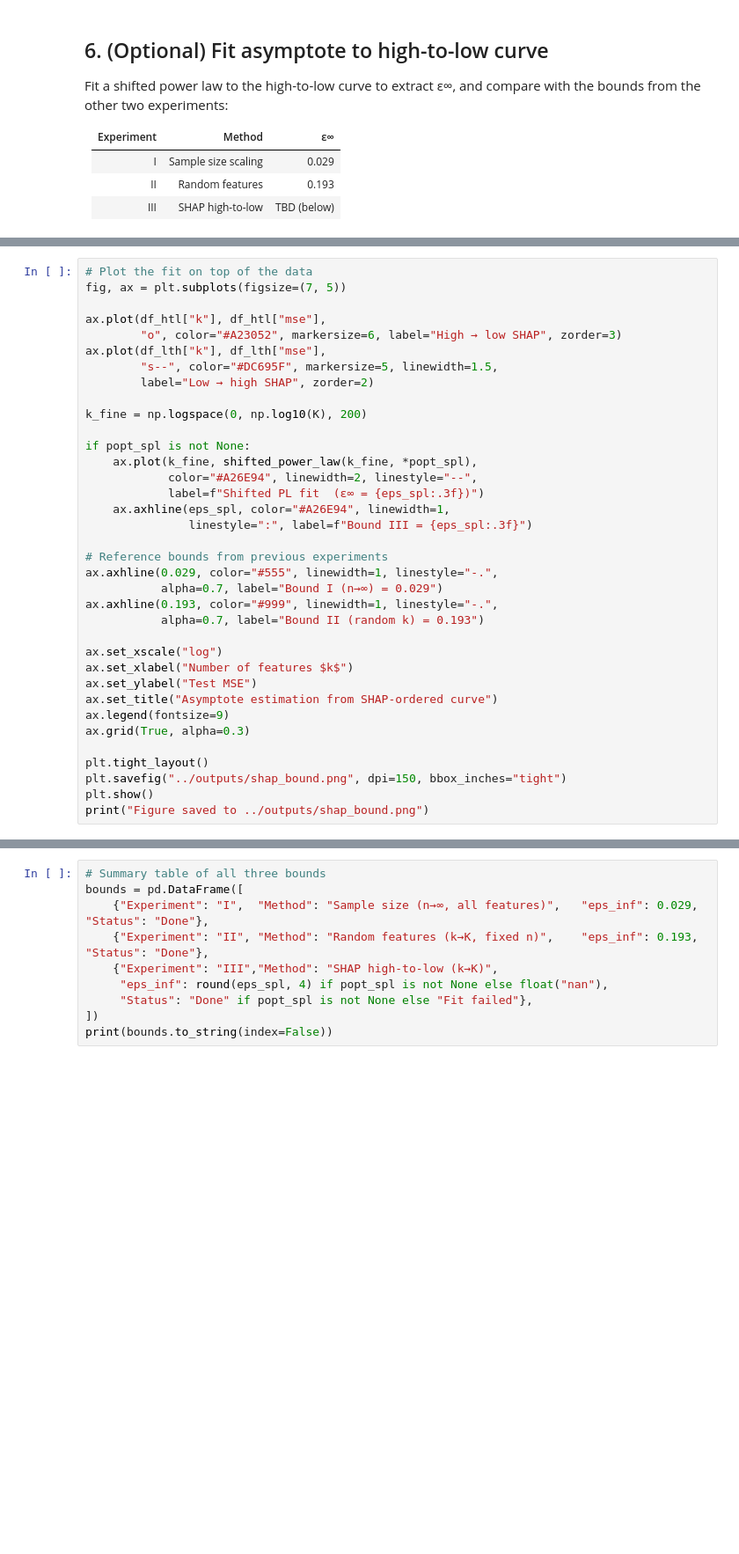
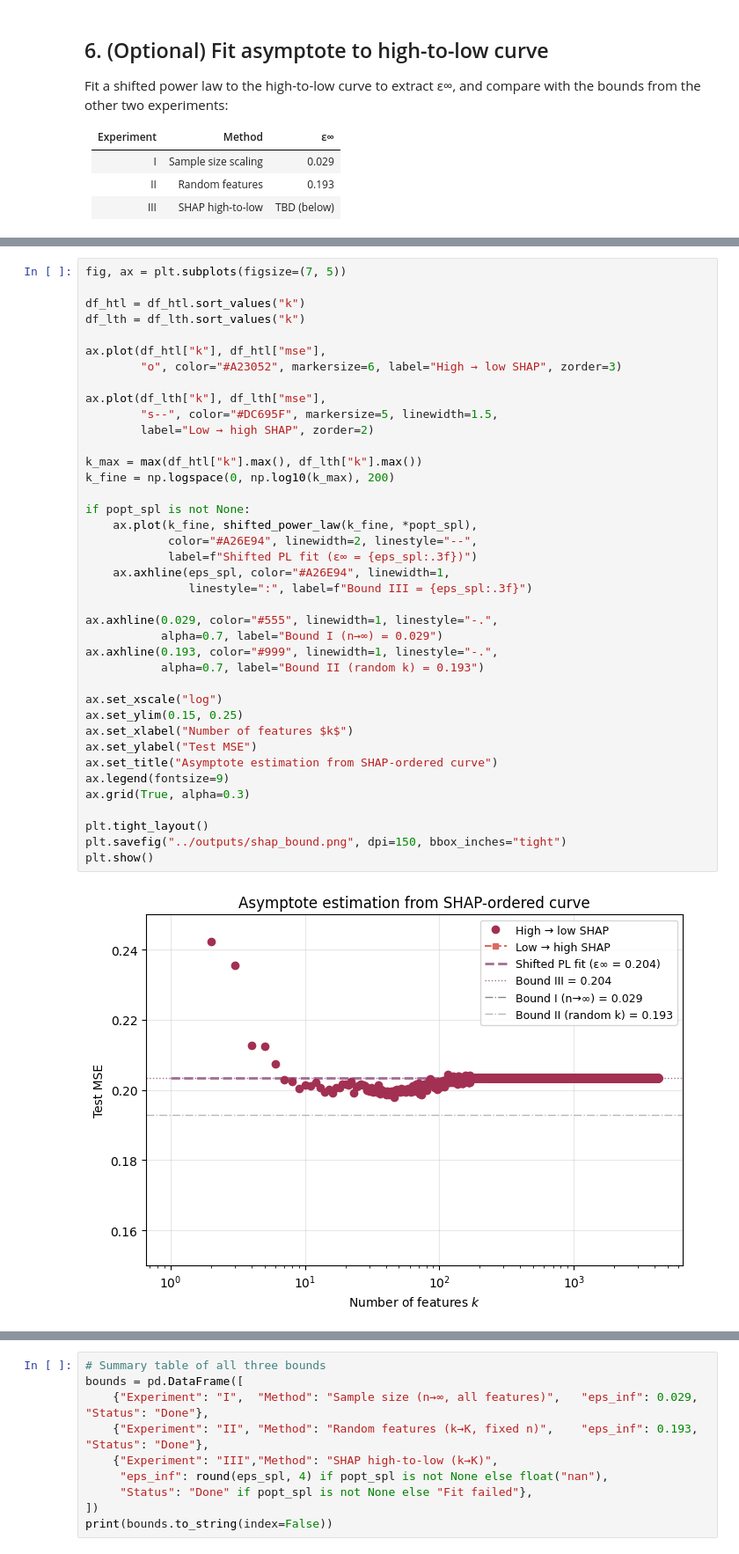
Before and after one commit to OxfordDemSci/aleatoric-luck, a Jupyter notebook: notebooks/xgboost_shap.ipynb, the cells around one changed output, grey strips where cells are left out. Shown at 88% size. Drawn from its saved outputs; the diff is of its cells as text; blank space fills up the shorter version.

```diff
--- a/notebooks/xgboost_shap.ipynb
+++ b/notebooks/xgboost_shap.ipynb
@@ -307,36 +333,41 @@ except RuntimeError as e:
 # %%
-# Plot the fit on top of the data
 fig, ax = plt.subplots(figsize=(7, 5))
+
+df_htl = df_htl.sort_values("k")
+df_lth = df_lth.sort_values("k")
 
 ax.plot(df_htl["k"], df_htl["mse"],
         "o", color="#A23052", markersize=6, label="High → low SHAP", zorder=3)
+
 ax.plot(df_lth["k"], df_lth["mse"],
         "s--", color="#DC695F", markersize=5, linewidth=1.5,
         label="Low → high SHAP", zorder=2)
 
-k_fine = np.logspace(0, np.log10(K), 200)
+k_max = max(df_htl["k"].max(), df_lth["k"].max())
+k_fine = np.logspace(0, np.log10(k_max), 200)
 
 if popt_spl is not None:
     ax.plot(k_fine, shifted_power_law(k_fine, *popt_spl),
             color="#A26E94", linewidth=2, linestyle="--",
-            label=f"Shifted PL fit  (ε∞ = {eps_spl:.3f})")
+            label=f"Shifted PL fit (ε∞ = {eps_spl:.3f})")
     ax.axhline(eps_spl, color="#A26E94", linewidth=1,
                linestyle=":", label=f"Bound III = {eps_spl:.3f}")
 
-# Reference bounds from previous experiments
 ax.axhline(0.029, color="#555", linewidth=1, linestyle="-.",
            alpha=0.7, label="Bound I (n→∞) = 0.029")
 ax.axhline(0.193, color="#999", linewidth=1, linestyle="-.",
            alpha=0.7, label="Bound II (random k) = 0.193")
 
 ax.set_xscale("log")
+ax.set_ylim(0.15, 0.25)
 ax.set_xlabel("Number of features $k$")
 ax.set_ylabel("Test MSE")
 ax.set_title("Asymptote estimation from SHAP-ordered curve")
 ax.legend(fontsize=9)
 ax.grid(True, alpha=0.3)
 
 plt.tight_layout()
 plt.savefig("../outputs/shap_bound.png", dpi=150, bbox_inches="tight")
 plt.show()
-print("Figure saved to ../outputs/shap_bound.png")
+# %% [output]
+[figure, added]
```
Also changed, not shown: parts of 3 cells of this notebook, 3 other files.
